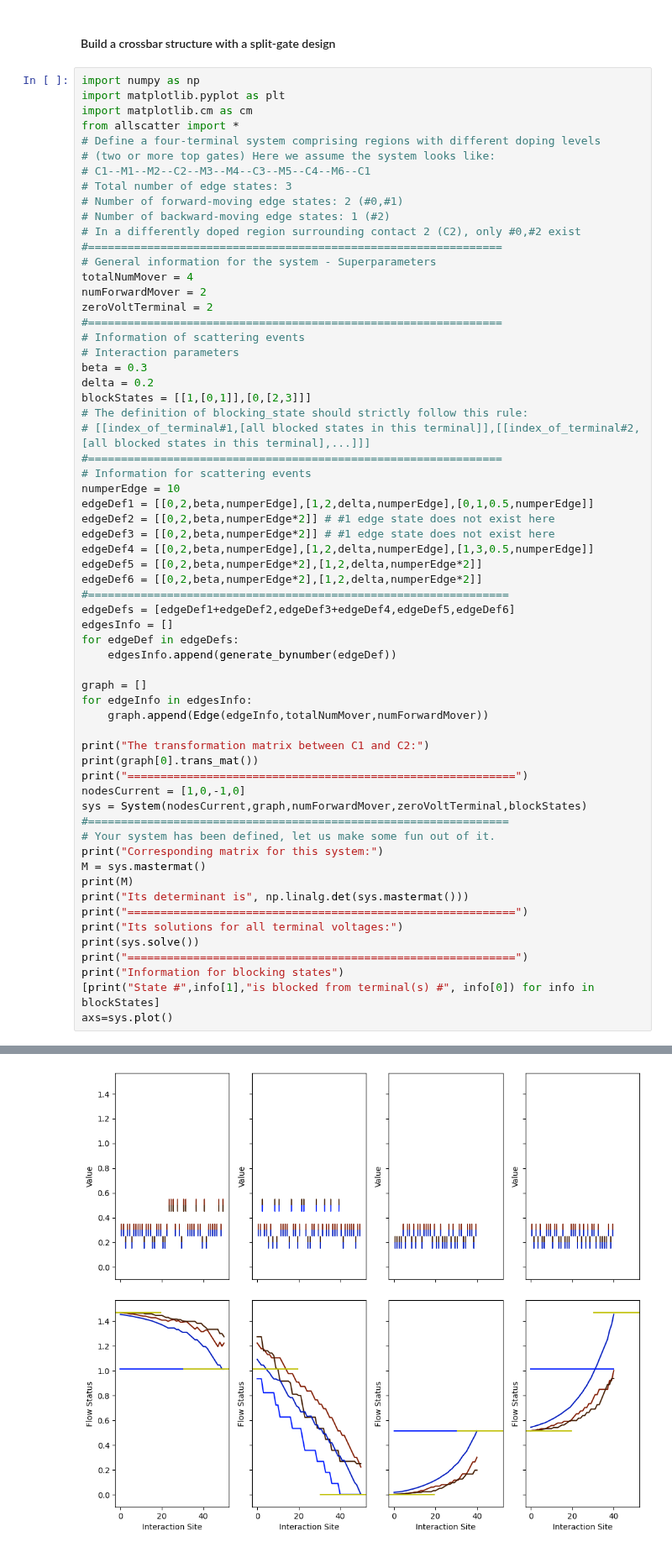
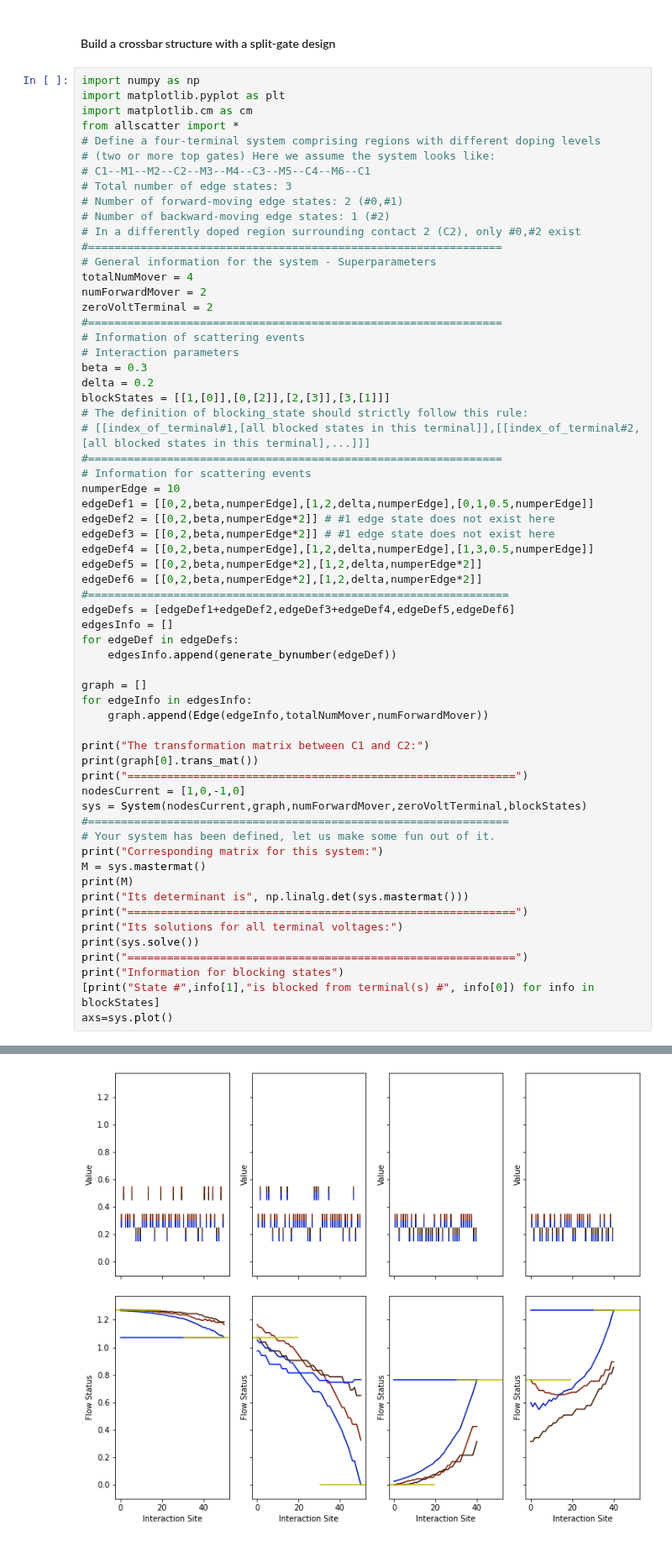
Before and after one commit to LarsonLaugh/Counterfusion, a Jupyter notebook: demo.ipynb, the cells around one changed output, grey strips where cells are left out. Shown at 84% size. Drawn from its saved outputs; the diff is of its cells as text.

```diff
--- a/demo.ipynb
+++ b/demo.ipynb
@@ -573,7 +573,7 @@ zeroVoltTerminal = 2
 # Interaction parameters
 beta = 0.3
 delta = 0.2
-blockStates = [[1,[0,1]],[0,[2,3]]]
+blockStates = [[1,[0]],[0,[2]],[2,[3]],[3,[1]]]
 # The definition of blocking_state should strictly follow this rule:
 # [[index_of_terminal#1,[all blocked states in this terminal]],[[index_of_terminal#2,[all blocked states in this terminal],...]]]
 #===============================================================
@@ -636 +634 @@ State # [2, 3] is blocked from terminal(s) # 0
-[figure, old version]
+[figure, new version]
```
Also changed, not shown: parts of 4 cells of this notebook, 1 other file.
